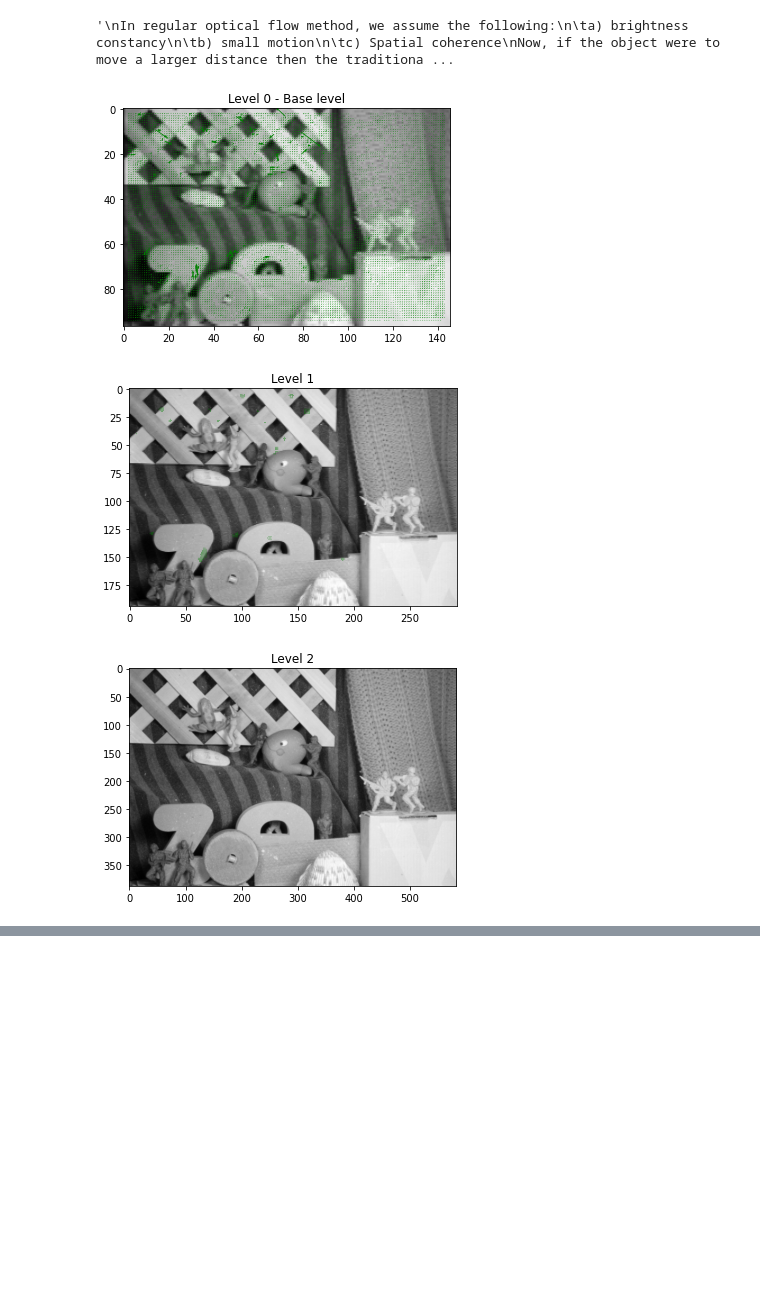
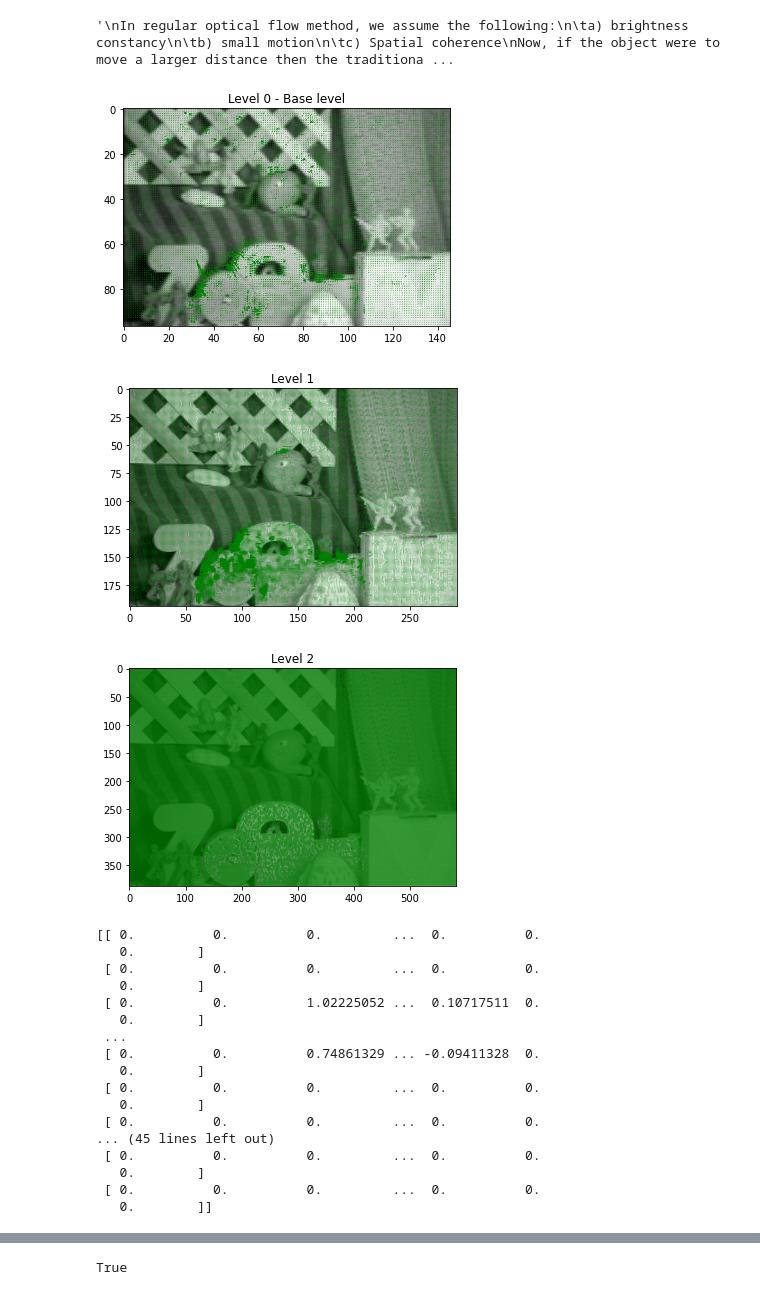
Before and after one commit to XavierVerbrugge2000/VC_Project, a Jupyter notebook: LK_Pyramid.ipynb, the cells around one changed output, grey strips where cells are left out. Drawn from its saved outputs; the diff is of its cells as text; code cells hidden in the pictures; blank space fills up the shorter version.

Commit message:
Further testing with pyramid

```diff
--- a/LK_Pyramid.ipynb
+++ b/LK_Pyramid.ipynb
@@ -47,7 +47,7 @@ def GaussianFunction(x, sigma):
     if sigma == 0:
         return 0
     else:
-        g = (1//math.sqrt(2*math.pi*sigma*sigma))*math.exp(-x*x)//(2*sigma*sigma)
+        g = (1/math.sqrt(2*math.pi*sigma*sigma))*math.exp(-x*x)/(2*sigma*sigma)
     return g
 # %%
 # function returns the gaussian kernel using the GaussianFunction of size 3x3
@@ -57,7 +57,7 @@ def GaussianMask(sigma):
         g1 = GaussianFunction(i,sigma)
         g2 = GaussianFunction(i-0.5, sigma)
         g3 = GaussianFunction(i+0.5, sigma)
-        gaussian = (g1+g2+g3)//3
+        gaussian = (g1+g2+g3)/3
         g.append(gaussian)
     return g
 # %%
@@ -283,9 +201,0 @@ def LK_Pyramid(Im1, Im2, iteration, level):
-# %%
-t = 0.6
-Image1 = Image.open('dataset/eval-data-gray/Army/frame07.png').convert('L')
-Image2 = Image.open('dataset/eval-data-gray/Army/frame07.png').convert('L')
-LK_Pyramid(Image1, Image2, 3, 3)
-# %% [output]
-[figure, removed]
-[figure, removed]
-[figure, removed]
@@ -291,0 +348,60 @@ LK_Pyramid(Image1, Image2, 3, 3)
+# %%
+def getCoor(hx, hy, arrow, step = 20, percent = 0.1):
+    y, x= np.meshgrid(np.arange(0, hx.shape[0], step), np.arange(0, hx.shape[1], step))
+    coor = np.vstack((x.flatten(), y.flatten()))
+
+    arrow = arrow[y, x]
+    index = np.argsort(arrow.flatten())
+    coor = coor[:, index[int(-len(index)*percent):]]
+    return coor
+
+def drawArrow(img, hx, hy, coor, scale=50):
+    color = (0, 255, 255)
+    mask = np.zeros_like(img)
+    m = np.max((np.abs(hx), np.abs(hy)))
+    if m < 0.5:
+        scale /=0.5
+    for i in range(coor.shape[1]):
+        x1 = int(coor[0, i])
+        y1 = int(coor[1, i])
+        x2 = int(coor[0, i]+hx[y1, x1]*scale)
+        y2 = int(coor[1, i]+hy[y1, x1]*scale)
+        mask = cv2.line(mask, (x1, y1), (x2, y2), color, thickness=1)
+        mask = cv2.circle(mask,(x1,y1), 3, color, -1)
+    out = cv2.add(img, mask)
+    return out
+# %%
+def run(prevImg, nextImg):
+    prevGray = cv2.cvtColor(prevImg, cv2.COLOR_BGR2GRAY)
+    nextGray = cv2.cvtColor(nextImg, cv2.COLOR_BGR2GRAY)
+    hx, hy, arrow= LK_Pyramid(prevGray, nextGray, 3, 3)
+    coor = getCoor(hx, hy, arrow)
+    out = drawArrow(prevImg, hx, hy, coor)
+    return out
+
+prevImg = cv2.imread('dataset/eval-data-gray/Army/frame07.png')
+nextImg = cv2.imread('dataset/eval-data-gray/Army/frame08.png')
+
+out = run(prevImg,nextImg)
+cv2.imwrite("test-pyramid.png", out)
+# %% [output]
+[figure, added]
+[figure, added]
+[figure, added]
+[[ 0.          0.          0.         ...  0.          0.
+   0.        ]
+ [ 0.          0.          0.         ...  0.          0.
+   0.        ]
+ [ 0.          0.          1.02225052 ...  0.10717511  0.
+   0.        ]
+ ...
+ [ 0.          0.          0.74861329 ... -0.09411328  0.
+   0.        ]
+ [ 0.          0.          0.         ...  0.          0.
+   0.        ]
+ [ 0.          0.          0.         ...  0.          0.
+... (45 lines left out)
+ [ 0.          0.          0.         ...  0.          0.
+   0.        ]
+ [ 0.          0.          0.         ...  0.          0.
+   0.        ]]
@@ -291,0 +409 @@ LK_Pyramid(Image1, Image2, 3, 3)
+True
```
Also changed, not shown: parts of 4 cells of this notebook, 4 other files.
